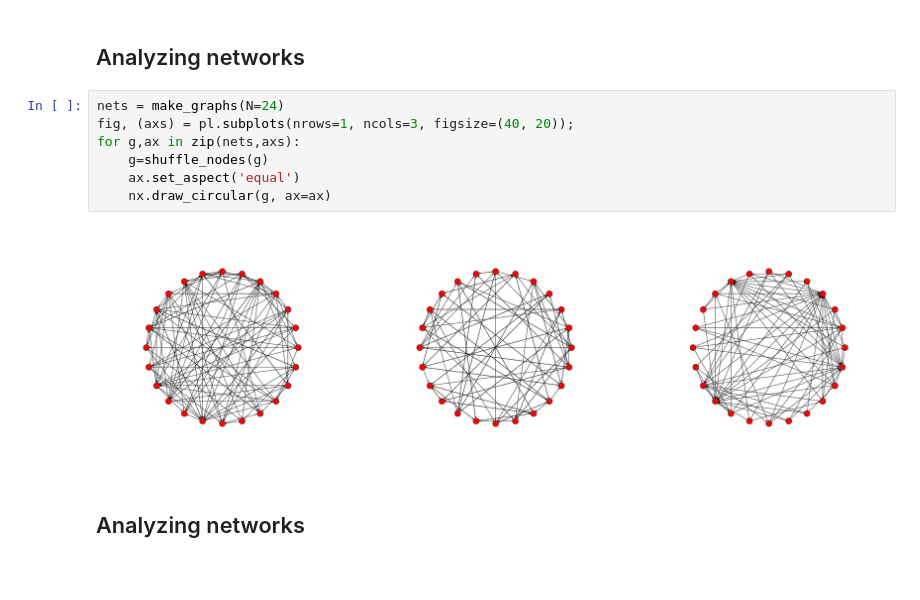
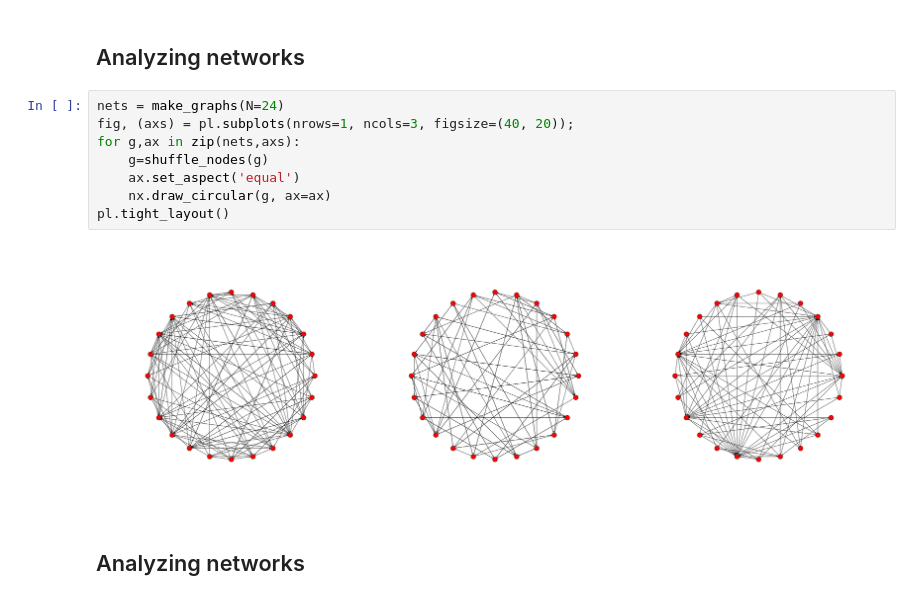
Before and after one commit to felix11h/network-measures-lecture_spp-workshop-18, a Jupyter notebook: network_analysis.ipynb, the cells around one changed output. Cells and saved outputs as stored; diff of their text form; blank space fills up the shorter version.

```diff
--- a/network_analysis.ipynb
+++ b/network_analysis.ipynb
@@ -61,12 +92,13 @@ for g,ax in zip(nets,axs):
 # %%
 nets = make_graphs(N=24)
 fig, (axs) = pl.subplots(nrows=1, ncols=3, figsize=(40, 20));
 for g,ax in zip(nets,axs):
     g=shuffle_nodes(g)
     ax.set_aspect('equal')
     nx.draw_circular(g, ax=ax)
+pl.tight_layout()
 # %% [output]
-[figure, old version]
+[figure, new version]
 # %% [markdown]
 ## Analyzing networks
 # %%
```
Also changed, not shown: parts of 22 cells of this notebook, 5 other files.
